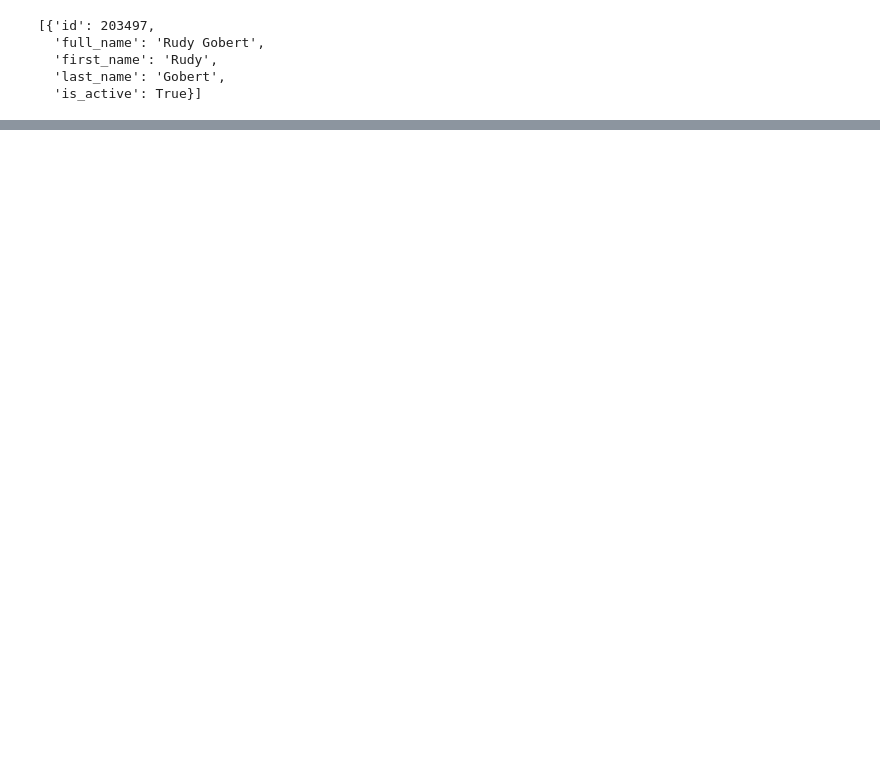
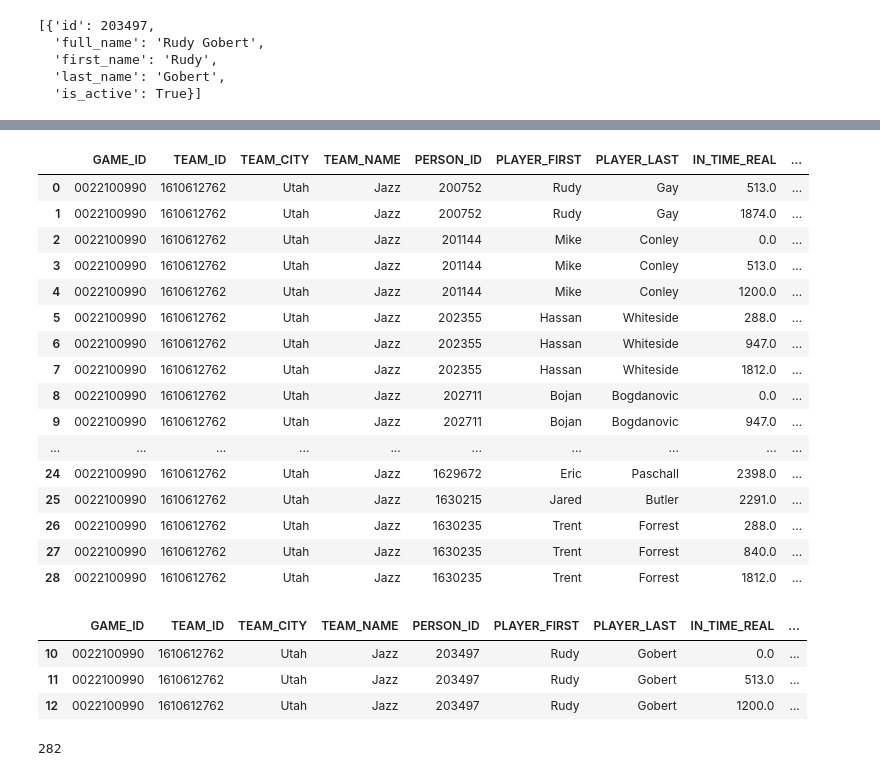
Before and after one commit to SpecCRA/nba_defenders_and_shot_distance, a Jupyter notebook: notebooks/eda.ipynb, the cells around one changed output, grey strips where cells are left out. Drawn from its saved outputs; the diff is of its cells as text; code cells hidden in the pictures; blank space fills up the shorter version.

```diff
--- a/notebooks/eda.ipynb
+++ b/notebooks/eda.ipynb
@@ -127,0 +156,11 @@ players.find_players_by_full_name('rudy ')
+# %%
+team_gamelogs = TeamGameLog(
+    team_id=team_id,
+    season=curr_season
+).get_data_frames()[0]
+# %%
+team_gamelogs['HOME'] = team_gamelogs['MATCHUP'].apply(
+    lambda matchup: 1 if '@' not in matchup else 0
+)
+
+team_gamelogs
@@ -127,0 +193,13 @@ players.find_players_by_full_name('rudy ')
+# %%
+# 0 for away team
+# 1 for home team
+test_game_id = game_id=player_game_ids[5]
+home_or_away = team_gamelogs[team_gamelogs['Game_ID'] == test_game_id]['HOME'].iloc[0]
+if home_or_away == 1:
+    df_idx = 1
+else:
+    df_idx = 0
+
+rotation = GameRotation(
+    game_id=player_game_ids[5]
+).get_data_frames()[df_idx]
@@ -127,0 +304,20 @@ players.find_players_by_full_name('rudy ')
+# %%
+rotation
+# %% [output]
+|  | GAME_ID | TEAM_ID | TEAM_CITY | TEAM_NAME | PERSON_ID | PLAYER_FIRST | PLAYER_LAST | IN_TIME_REAL | ... |
+| 0 | 0022100990 | 1610612762 | Utah | Jazz | 200752 | Rudy | Gay | 513.0 | ... |
+| 1 | 0022100990 | 1610612762 | Utah | Jazz | 200752 | Rudy | Gay | 1874.0 | ... |
+| 2 | 0022100990 | 1610612762 | Utah | Jazz | 201144 | Mike | Conley | 0.0 | ... |
+| 3 | 0022100990 | 1610612762 | Utah | Jazz | 201144 | Mike | Conley | 513.0 | ... |
+| 4 | 0022100990 | 1610612762 | Utah | Jazz | 201144 | Mike | Conley | 1200.0 | ... |
+| 5 | 0022100990 | 1610612762 | Utah | Jazz | 202355 | Hassan | Whiteside | 288.0 | ... |
+| 6 | 0022100990 | 1610612762 | Utah | Jazz | 202355 | Hassan | Whiteside | 947.0 | ... |
+| 7 | 0022100990 | 1610612762 | Utah | Jazz | 202355 | Hassan | Whiteside | 1812.0 | ... |
+| 8 | 0022100990 | 1610612762 | Utah | Jazz | 202711 | Bojan | Bogdanovic | 0.0 | ... |
+| 9 | 0022100990 | 1610612762 | Utah | Jazz | 202711 | Bojan | Bogdanovic | 947.0 | ... |
+| ... | ... | ... | ... | ... | ... | ... | ... | ... | ... |
+| 24 | 0022100990 | 1610612762 | Utah | Jazz | 1629672 | Eric | Paschall | 2398.0 | ... |
+| 25 | 0022100990 | 1610612762 | Utah | Jazz | 1630215 | Jared | Butler | 2291.0 | ... |
+| 26 | 0022100990 | 1610612762 | Utah | Jazz | 1630235 | Trent | Forrest | 288.0 | ... |
+| 27 | 0022100990 | 1610612762 | Utah | Jazz | 1630235 | Trent | Forrest | 840.0 | ... |
+| 28 | 0022100990 | 1610612762 | Utah | Jazz | 1630235 | Trent | Forrest | 1812.0 | ... |
@@ -127,0 +344,11 @@ players.find_players_by_full_name('rudy ')
+# %%
+player_rotation
+# %% [output]
+|  | GAME_ID | TEAM_ID | TEAM_CITY | TEAM_NAME | PERSON_ID | PLAYER_FIRST | PLAYER_LAST | IN_TIME_REAL | ... |
+| 10 | 0022100990 | 1610612762 | Utah | Jazz | 203497 | Rudy | Gobert | 0.0 | ... |
+| 11 | 0022100990 | 1610612762 | Utah | Jazz | 203497 | Rudy | Gobert | 513.0 | ... |
+| 12 | 0022100990 | 1610612762 | Utah | Jazz | 203497 | Rudy | Gobert | 1200.0 | ... |
+# %%
+print(len(test_pbp_w_player))
+# %% [output]
+282
```
Also changed, not shown: parts of 33 cells of this notebook, 1 other file.
